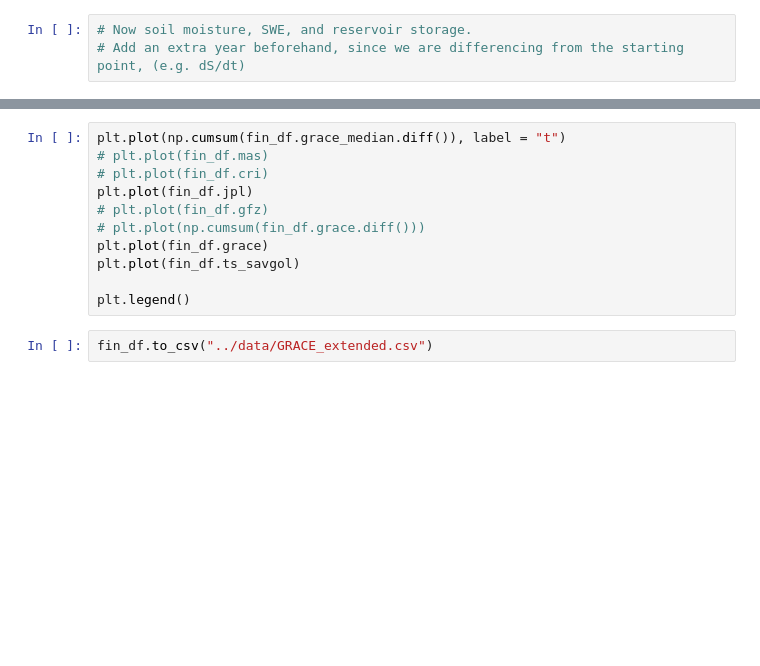
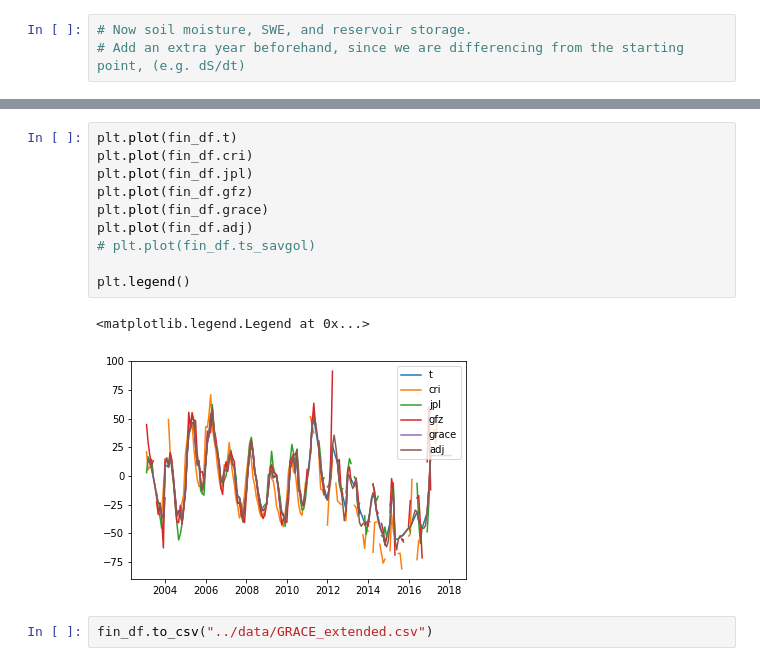
Before and after one commit to kashingtonDC/HyDRA, a Jupyter notebook: code/03_GRACE.ipynb, the cells around one changed output, grey strips where cells are left out. Cells and saved outputs as stored; diff of their text form; blank space fills up the shorter version.

```diff
--- a/code/03_GRACE.ipynb
+++ b/code/03_GRACE.ipynb
@@ -139,13 +233,15 @@ fin_df['ts_savgol'] = savgol_filter(fin_df.t, window_length=23, polyorder=2)
 # %%
-plt.plot(np.cumsum(fin_df.grace_median.diff()), label = "t")
-# plt.plot(fin_df.mas)
-# plt.plot(fin_df.cri)
+plt.plot(fin_df.t)
+plt.plot(fin_df.cri)
 plt.plot(fin_df.jpl)
-# plt.plot(fin_df.gfz)
-# plt.plot(np.cumsum(fin_df.grace.diff()))
+plt.plot(fin_df.gfz)
 plt.plot(fin_df.grace)
-plt.plot(fin_df.ts_savgol)
+plt.plot(fin_df.adj)
+# plt.plot(fin_df.ts_savgol)
 
 plt.legend()
+# %% [output]
+<matplotlib.legend.Legend at 0x...>
+[figure, added]
 # %%
 fin_df.to_csv("../data/GRACE_extended.csv")
```
Also changed, not shown: parts of 11 cells of this notebook.
